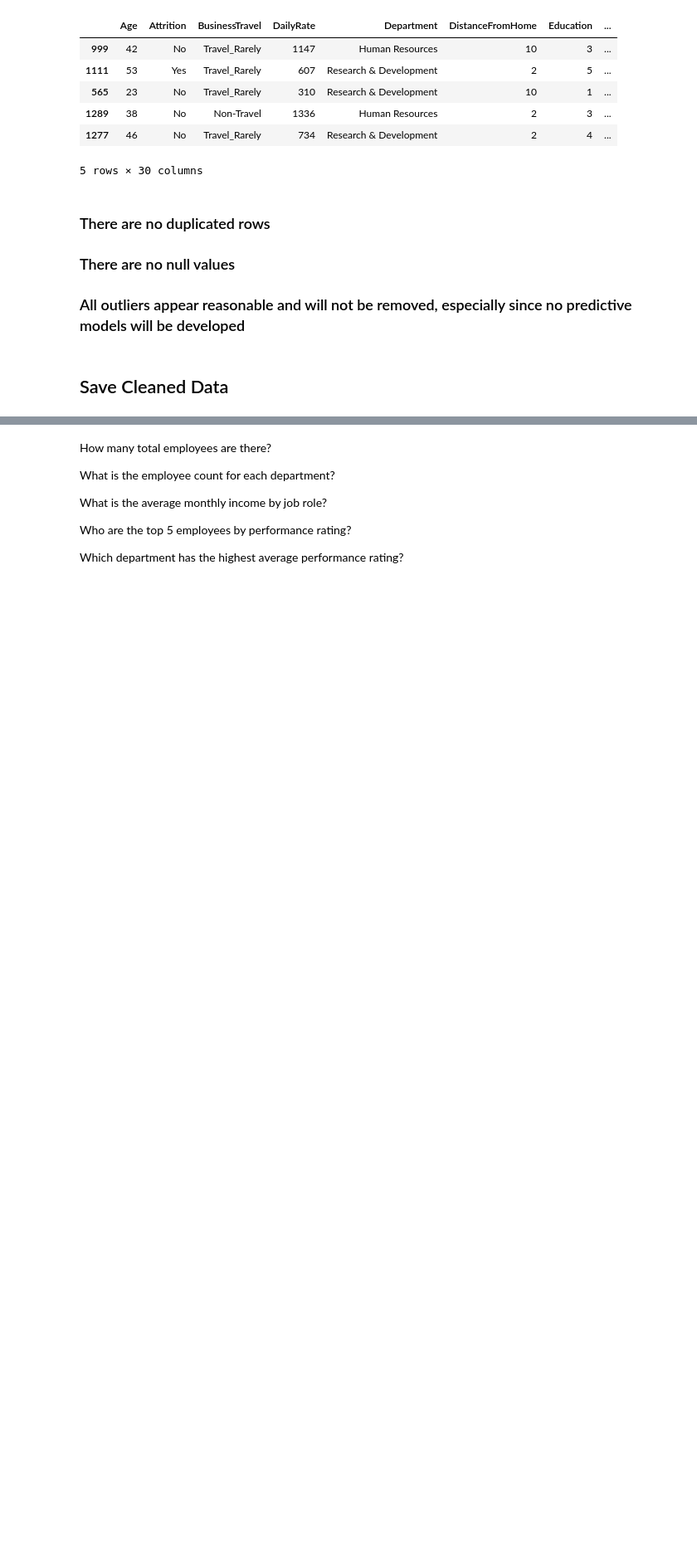
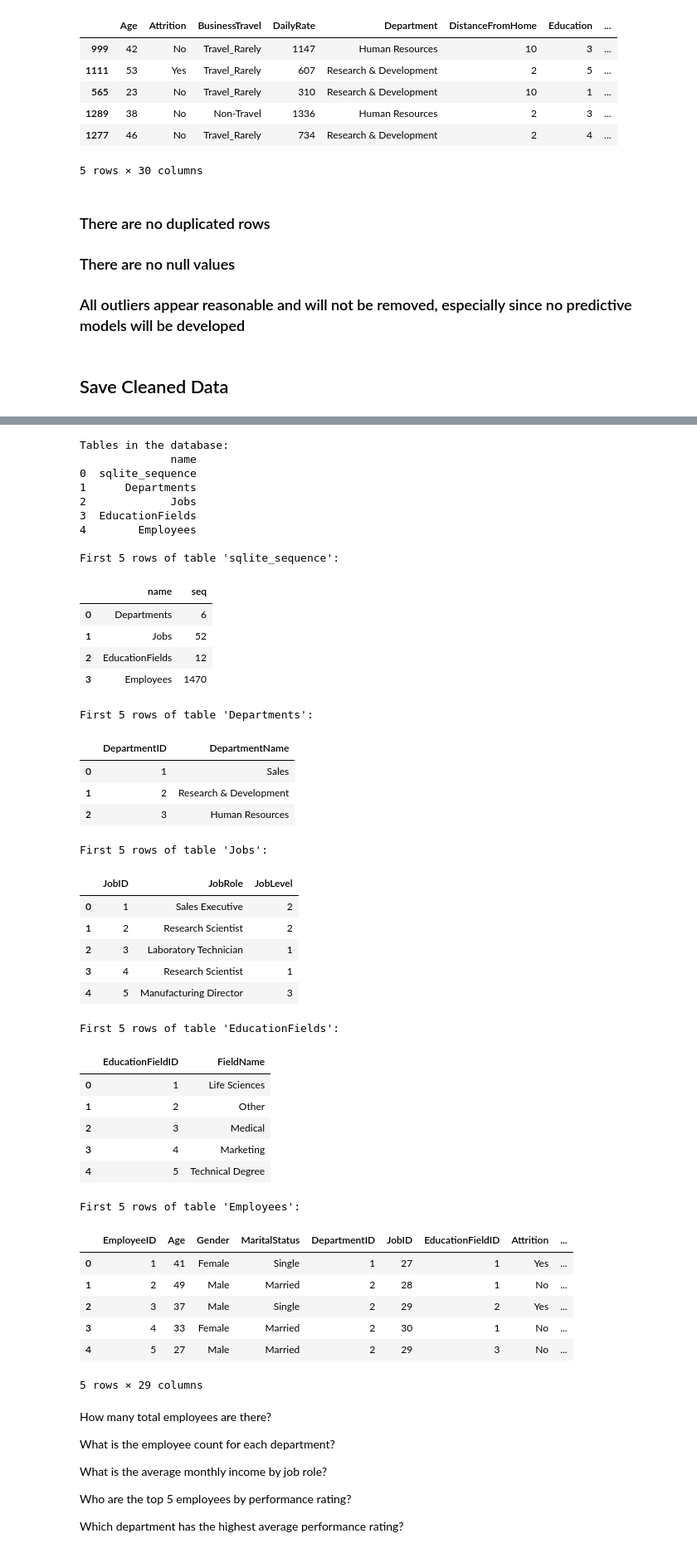
Before and after one commit to wareefAlyousef/Employee-Attrition-STC, a Jupyter notebook: Employee Attrition notebook.ipynb, the cells around one changed output, grey strips where cells are left out. Shown at 83% size. Cells and saved outputs as stored; diff of their text form; code cells hidden in the pictures; blank space fills up the shorter version.

```diff
--- a/Employee Attrition notebook.ipynb
+++ b/Employee Attrition notebook.ipynb
@@ -339,3 +543,58 @@ df.sample(5)
+# %%
+# List all tables in the SQLite database
+conn = sqlite3.connect('employee_database.db')
+tables_df = pd.read_sql_query("SELECT name FROM sqlite_master WHERE type='table';", conn)
+print("Tables in the database:")
+print(tables_df)
+
+# Show the first 5 rows of each table
+for table_name in tables_df['name']:
+    print(f"\nFirst 5 rows of table '{table_name}':")
+    display(pd.read_sql_query(f"SELECT * FROM {table_name} LIMIT 5;", conn))
+
+conn.close()
+# %% [output]
+Tables in the database:
+              name
+0  sqlite_sequence
+1      Departments
+2             Jobs
+3  EducationFields
+4        Employees
+
+First 5 rows of table 'sqlite_sequence':
+|  | name | seq |
+| 0 | Departments | 6 |
+| 1 | Jobs | 52 |
+| 2 | EducationFields | 12 |
+| 3 | Employees | 1470 |
+First 5 rows of table 'Departments':
+|  | DepartmentID | DepartmentName |
+| 0 | 1 | Sales |
+| 1 | 2 | Research & Development |
+| 2 | 3 | Human Resources |
+First 5 rows of table 'Jobs':
+|  | JobID | JobRole | JobLevel |
+| 0 | 1 | Sales Executive | 2 |
+| 1 | 2 | Research Scientist | 2 |
+| 2 | 3 | Laboratory Technician | 1 |
+| 3 | 4 | Research Scientist | 1 |
+| 4 | 5 | Manufacturing Director | 3 |
+First 5 rows of table 'EducationFields':
+|  | EducationFieldID | FieldName |
+| 0 | 1 | Life Sciences |
+| 1 | 2 | Other |
+| 2 | 3 | Medical |
+| 3 | 4 | Marketing |
+| 4 | 5 | Technical Degree |
+First 5 rows of table 'Employees':
+|  | EmployeeID | Age | Gender | MaritalStatus | DepartmentID | JobID | EducationFieldID | Attrition | ... |
+| 0 | 1 | 41 | Female | Single | 1 | 27 | 1 | Yes | ... |
+| 1 | 2 | 49 | Male | Married | 2 | 28 | 1 | No | ... |
+| 2 | 3 | 37 | Male | Single | 2 | 29 | 2 | Yes | ... |
+| 3 | 4 | 33 | Female | Married | 2 | 30 | 1 | No | ... |
+| 4 | 5 | 27 | Male | Married | 2 | 29 | 3 | No | ... |
+5 rows × 29 columns
 # %% [markdown]
 How many total employees are there?
 
```
Also changed, not shown: parts of 8 cells of this notebook, 5 other files.
